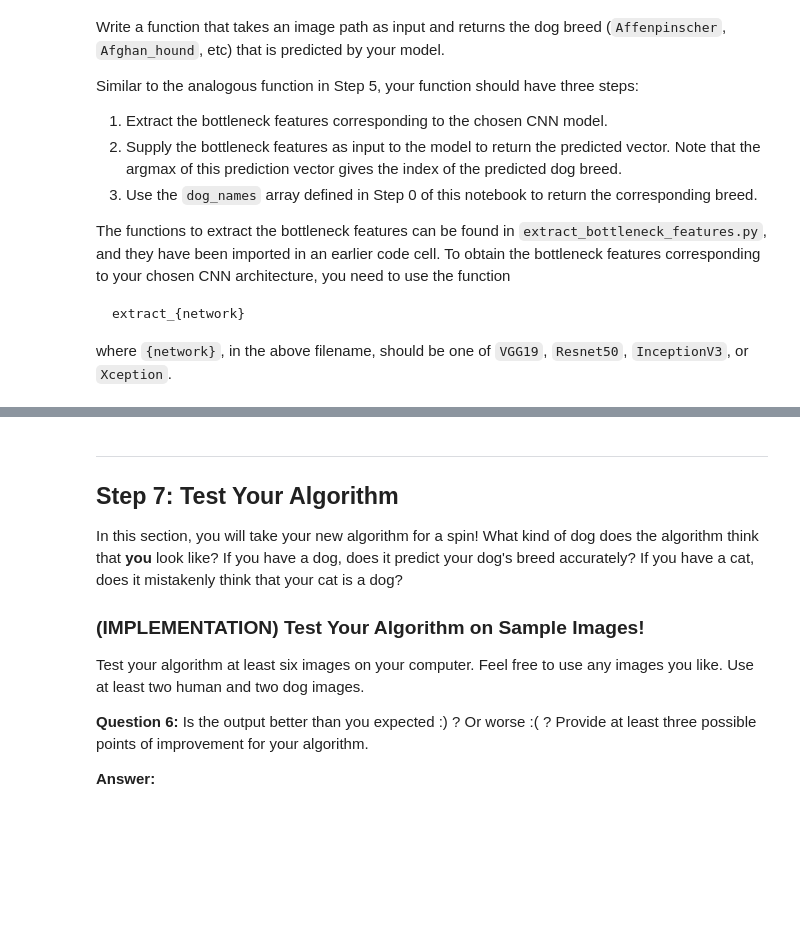
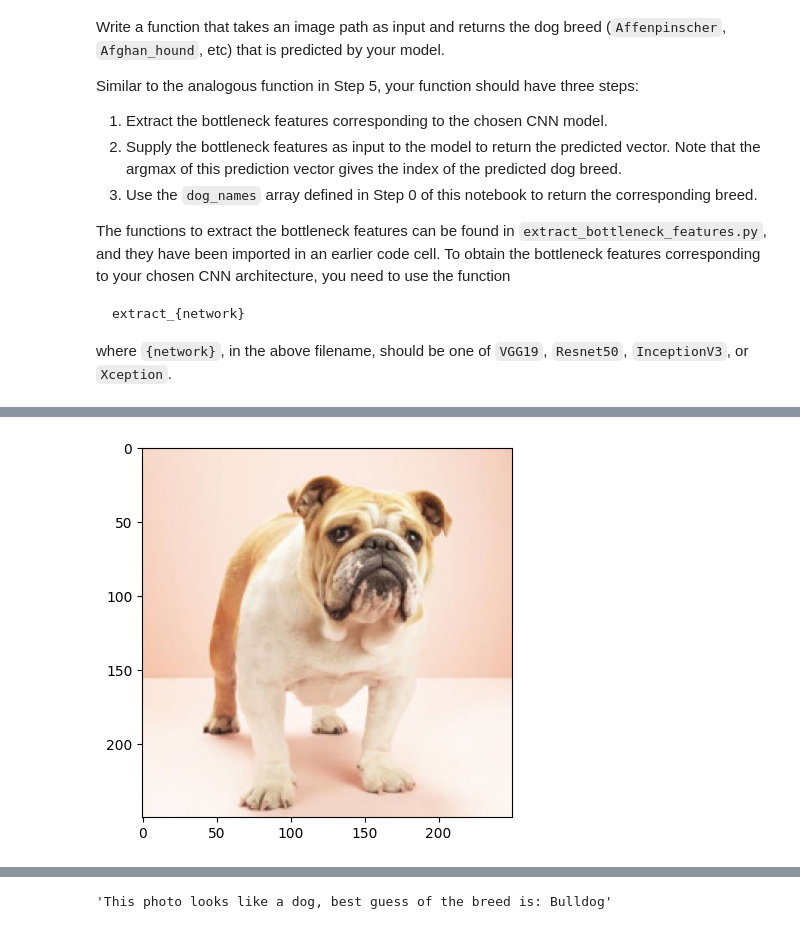
Before and after one commit to RealTimeShepherd/dog-breed-classifier, a Jupyter notebook: dog_app.ipynb, the cells around one changed output, grey strips where cells are left out. Drawn from its saved outputs; the diff is of its cells as text; code cells hidden in the pictures; blank space fills up the shorter version.

Commit message:
Completed section 7

```diff
--- a/dog_app.ipynb
+++ b/dog_app.ipynb
@@ -797,3 +799,31 @@ A sample image and output for our algorithm is provided below, but feel free to
 
 This photo looks like an Afghan Hound.
 ### (IMPLEMENTATION) Write your Algorithm
+# %%
+### TODO: Write your algorithm.
+### Feel free to use as many code cells as needed.
+
+import cv2
+import matplotlib.pyplot as plt
+%matplotlib inline
+
+def print_image(img_path):
+	img = cv2.imread(img_path)
+	cv_rgb = cv2.cvtColor(img, cv2.COLOR_BGR2RGB)
+	plt.imshow(cv_rgb)
+	plt.show()
+
+
+def dogface_detector(img_path):
+	print_image(img_path)
+	dog_detected = dog_detector(img_path)
+	human_detected = face_detector(img_path)
+	if not dog_detected and not human_detected:
+		return 'ERROR: This photo looks nothing like a human or a dog!!'
+	dog_breed = VGG19_predict_breed(img_path)
+	if dog_detected:
+		return f'This photo looks like a dog, best guess of the breed is: {dog_breed}'
+	else:
+		return f'This photo looks like a human, and the dog they most resemble is: {dog_breed}'
+
+#
@@ -800,3 +850,7 @@ This photo looks like an Afghan Hound.
 # %%
-### TODO: Write your algorithm.
-### Feel free to use as many code cells as needed.
+## TODO: Execute your algorithm from Step 6 on
+## at least 6 images on your computer.
+## Feel free to use as many code cells as needed.
+dogface_detector('C:\\git\\dog-breed-classifier\\test_images\\Bulldog_1.jpg')
+# %% [output]
+[figure, added]
@@ -803,14 +860 @@ This photo looks like an Afghan Hound.
+'This photo looks like a dog, best guess of the breed is: Bulldog'
-# %% [markdown]
----
-<a id='step7'></a>
-## Step 7: Test Your Algorithm
-
-In this section, you will take your new algorithm for a spin!  What kind of dog does the algorithm think that __you__ look like?  If you have a dog, does it predict your dog's breed accurately?  If you have a cat, does it mistakenly think that your cat is a dog?
-
-### (IMPLEMENTATION) Test Your Algorithm on Sample Images!
-
-Test your algorithm at least six images on your computer.  Feel free to use any images you like.  Use at least two human and two dog images.
-
-__Question 6:__ Is the output better than you expected :) ?  Or worse :( ?  Provide at least three possible points of improvement for your algorithm.
-
-__Answer:__
```
Also changed, not shown: parts of 10 cells of this notebook, 7 other files.
